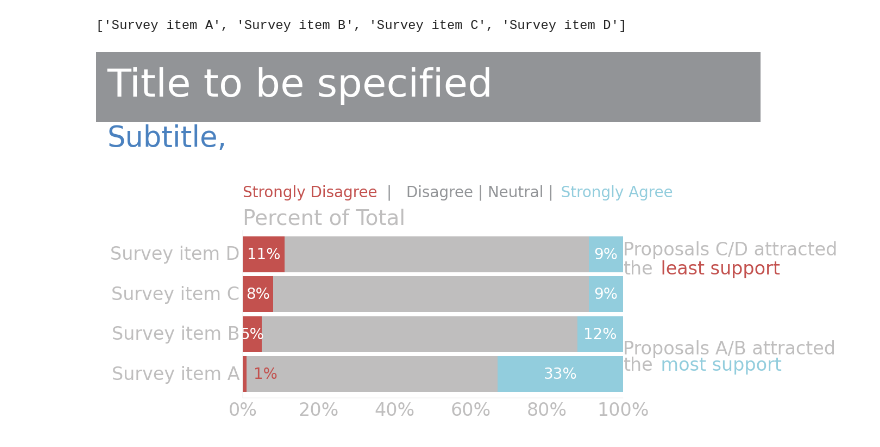
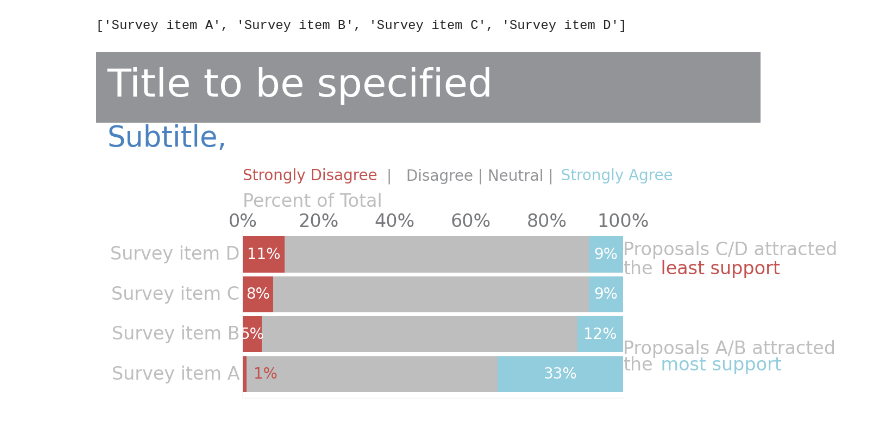
Before and after one commit to steed360/Data-Wrangling-And-Visualisation-Toolkits, a Jupyter notebook: Data Visualisation/Plotnine/7-Survey_Chart.ipynb, the cells around one changed output. Cells and saved outputs as stored; diff of their text form; code cells hidden in the pictures.

```diff
--- a/Data Visualisation/Plotnine/7-Survey_Chart.ipynb
+++ b/Data Visualisation/Plotnine/7-Survey_Chart.ipynb
@@ -242,11 +242,15 @@ t = theme(
           #text=element_text(color="red"),
           axis_text=element_text(color=GRAY9),
 
-          axis_text_x=element_text(color=GRAY9),
+          axis_text_x=element_blank(),
           axis_text_y=element_text(color=GRAY9),
 
           panel_grid_major_y=element_blank() ,
-          axis_title_x=element_text(angle = 0, va = 'top',ha='left' , size = 14, color = GRAY9 , x=0.1) #, y = 0.52)
+
+          # X axis title
+          axis_title_x=element_text(angle = 0, va = 'top',ha='left' , size = 12, color = GRAY9 , x=0.1) #, y = 0.52)
+
+
 )
 
 fig = ( ggplot(aes(x = 'item', y = 'Percentage', fill = 'Answer'), data=df ) +
@@ -322,33 +326,34 @@ ax1.xaxis.set_label_position('top')
 #ax1.xaxis.set_ticks_position ('top')
 
 ax1.set_position  (pos=  [0.1, 0 ,0.7,0.5] )
+ax1.tick_params (axis='x', width=1 ,labelsize=12, colors=GRAY7, labeltop=True, labelcolor=GRAY5)
 
 ###########################################
 
 
 # Add Legend to above the chart.
 cols  = [RED1,GRAY7,BLUE5]
 words = ['Strongly Disagree', '        |   Disagree | Neutral |', '           Strongly Agree']
-color_title ( colors=cols, labels= words, ax=ax1, textprops= {'size':'medium'}, y=1.2)
+color_title ( colors=cols, labels= words, ax=ax1, textprops= {'size':'medium'}, y=1.3)
 
 rainbow_text(
     1, 1.1,
     'Proposals A/B attracted\nthe||    most support',
     colors=[[GRAY9],
            [GRAY9,BLUE5]]
     ,ax=ax1,
     fontsize=12, spacing=30)
 
 rainbow_text(
     1, 3.5,
     'Proposals C/D attracted\nthe||    least support',
     colors=[[GRAY9],
            [GRAY9,RED1]]
     ,ax=ax1,
     fontsize=12, spacing=35)
 
 fig.dpi = 200
 width_in = 5
 fig.set_size_inches(width_in , width_in/1.62)
 # %% [output]
-[figure, old version]
+[figure, new version]
```
Also changed, not shown: parts of 1 cell of this notebook.
